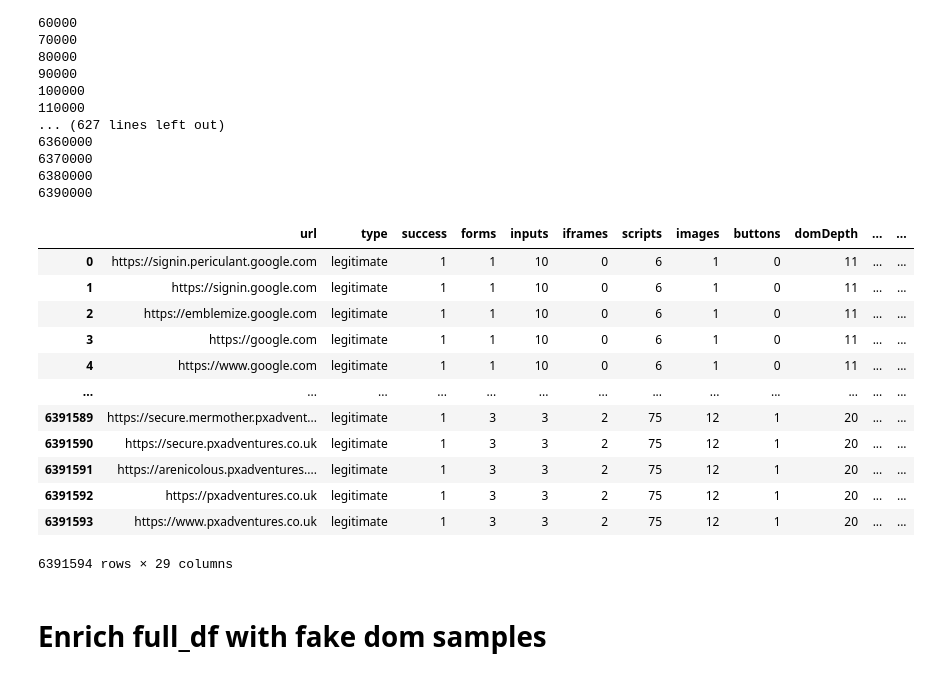
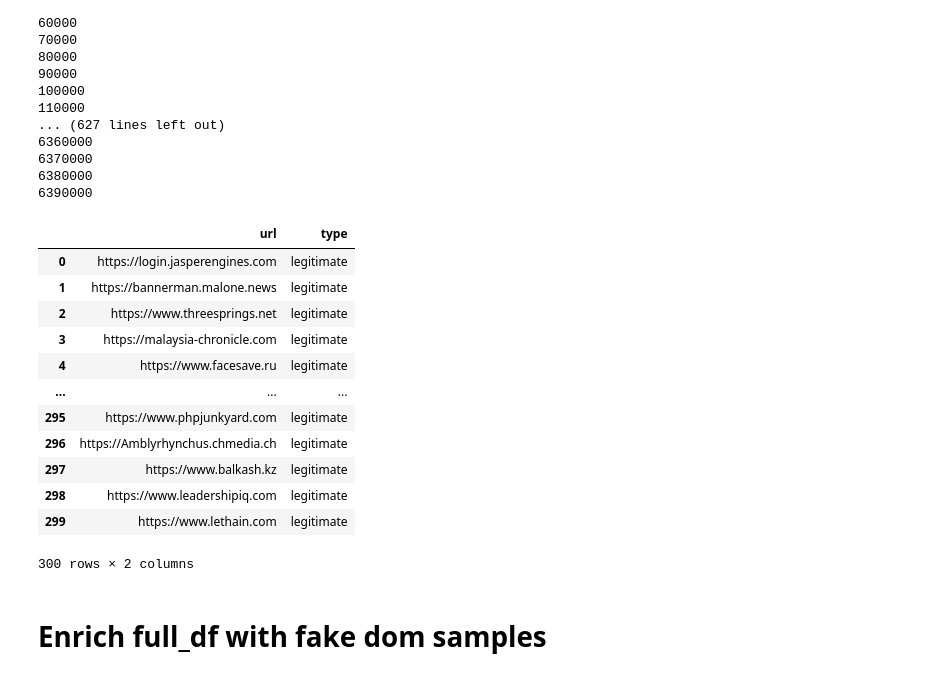
Before and after one commit to OfirShechter/phishing-detection-browser-extension, a Jupyter notebook: notebooks/Phishing_Detection_Hierarchical.ipynb, the cells around one changed output. Drawn from its saved outputs; the diff is of its cells as text; code cells hidden in the pictures.

```diff
--- a/notebooks/Phishing_Detection_Hierarchical.ipynb
+++ b/notebooks/Phishing_Detection_Hierarchical.ipynb
@@ -1029,19 +1031,29 @@ full_df_extended = create_feature_vector_df(full_df)
 # %%
-full_df_extended
+# Filter for legitimate samples
+df_every_5th = full_df_extended.iloc[4::5] # since done after fake urls
+legit_test_samples = df_every_5th[df_every_5th['type'] == 'legitimate']
+
+# Take the first 300 samples (or random 300 if needed)
+legit_sample_300 = legit_test_samples[['url', 'type']].sample(300, random_state=42)
+
+# Optional: reset index
+legit_sample_300 = legit_sample_300.reset_index(drop=True)
+legit_sample_300.to_csv('legitimate_urls.csv', index=False)
+legit_sample_300
 # %% [output]
-|  | url | type | success | forms | inputs | iframes | scripts | images | buttons | domDepth | ... | ... |
-| 0 | https://signin.periculant.google.com | legitimate | 1 | 1 | 10 | 0 | 6 | 1 | 0 | 11 | ... | ... |
-| 1 | https://signin.google.com | legitimate | 1 | 1 | 10 | 0 | 6 | 1 | 0 | 11 | ... | ... |
-| 2 | https://emblemize.google.com | legitimate | 1 | 1 | 10 | 0 | 6 | 1 | 0 | 11 | ... | ... |
-| 3 | https://google.com | legitimate | 1 | 1 | 10 | 0 | 6 | 1 | 0 | 11 | ... | ... |
-| 4 | https://www.google.com | legitimate | 1 | 1 | 10 | 0 | 6 | 1 | 0 | 11 | ... | ... |
-| ... | ... | ... | ... | ... | ... | ... | ... | ... | ... | ... | ... | ... |
-| 6391589 | https://secure.mermother.pxadvent... | legitimate | 1 | 3 | 3 | 2 | 75 | 12 | 1 | 20 | ... | ... |
-| 6391590 | https://secure.pxadventures.co.uk | legitimate | 1 | 3 | 3 | 2 | 75 | 12 | 1 | 20 | ... | ... |
-| 6391591 | https://arenicolous.pxadventures.... | legitimate | 1 | 3 | 3 | 2 | 75 | 12 | 1 | 20 | ... | ... |
-| 6391592 | https://pxadventures.co.uk | legitimate | 1 | 3 | 3 | 2 | 75 | 12 | 1 | 20 | ... | ... |
-| 6391593 | https://www.pxadventures.co.uk | legitimate | 1 | 3 | 3 | 2 | 75 | 12 | 1 | 20 | ... | ... |
+|  | url | type |
+| 0 | https://login.jasperengines.com | legitimate |
+| 1 | https://bannerman.malone.news | legitimate |
+| 2 | https://www.threesprings.net | legitimate |
+| 3 | https://malaysia-chronicle.com | legitimate |
+| 4 | https://www.facesave.ru | legitimate |
+| ... | ... | ... |
+| 295 | https://www.phpjunkyard.com | legitimate |
+| 296 | https://Amblyrhynchus.chmedia.ch | legitimate |
+| 297 | https://www.balkash.kz | legitimate |
+| 298 | https://www.leadershipiq.com | legitimate |
+| 299 | https://www.lethain.com | legitimate |
-6391594 rows × 29 columns
+300 rows × 2 columns
 # %%
 full_df_extended.to_csv(full_df_with_url_features_path)
 # %% [markdown]
```
Also changed, not shown: parts of 3 cells of this notebook, 11 other files.
